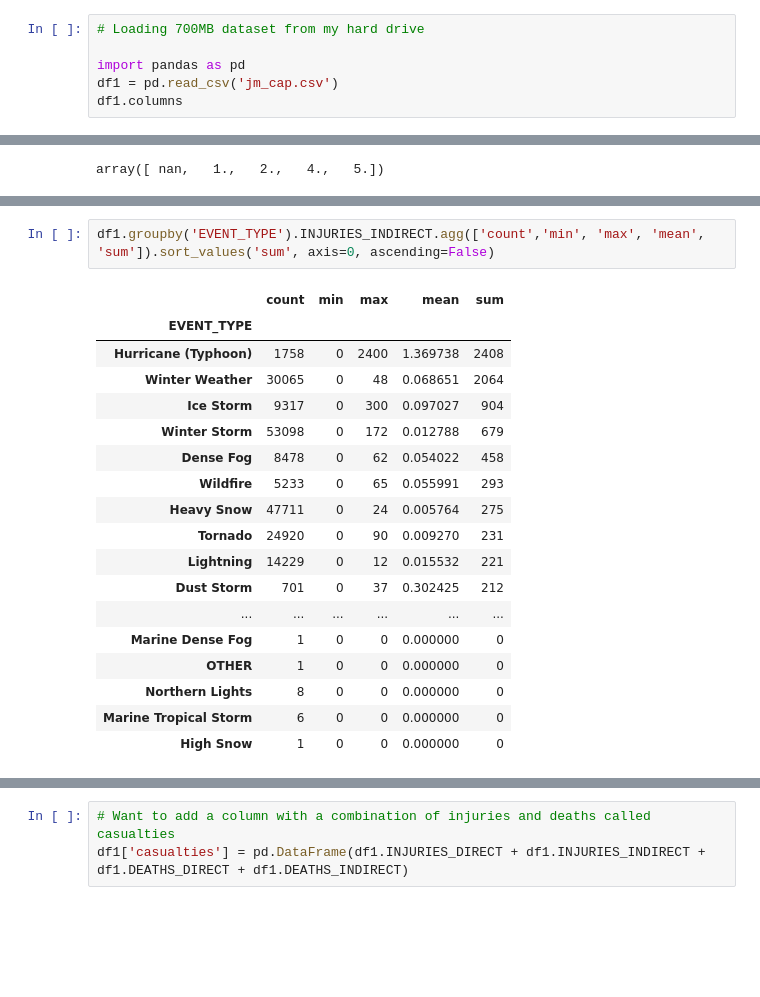
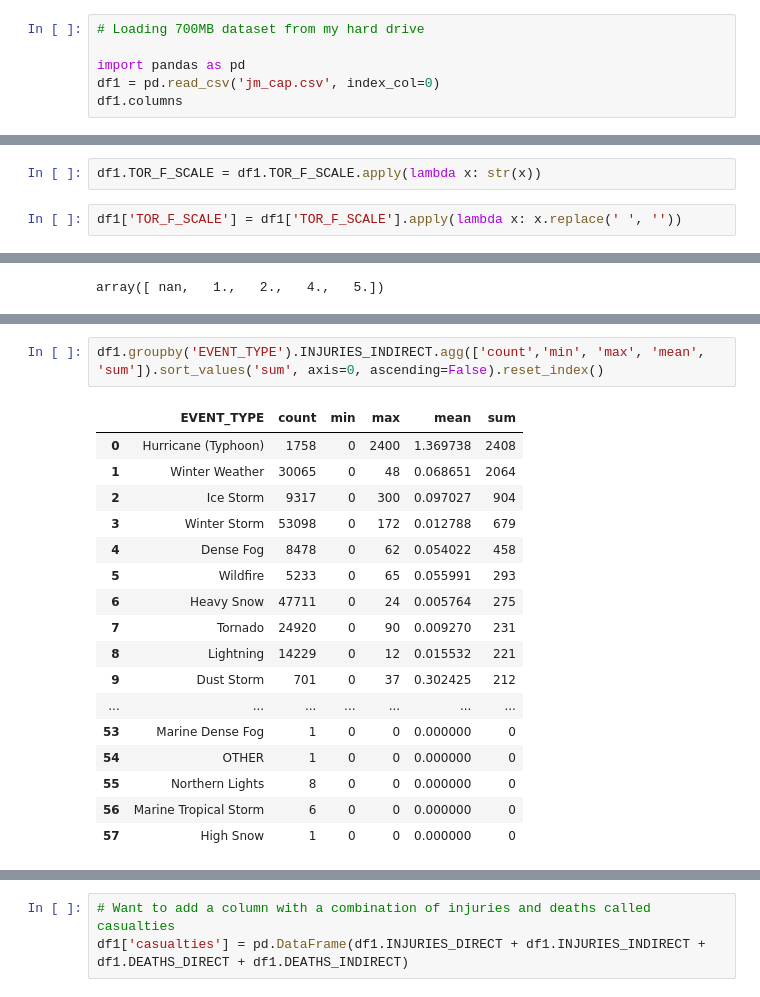
Before and after one commit to JayMichChi/JM_Capstone, a Jupyter notebook: Part 2 Capstone/Part 2 Gotta Start Somewhere Final.ipynb, the cells around one changed output, grey strips where cells are left out. Cells and saved outputs as stored; diff of their text form; blank space fills up the shorter version.

```diff
--- a/Part 2 Capstone/Part 2 Gotta Start Somewhere Final.ipynb
+++ b/Part 2 Capstone/Part 2 Gotta Start Somewhere Final.ipynb
@@ -378,6 +388,6 @@ I am going to explore my data using a variety of tools to reduce the computation
 # Loading 700MB dataset from my hard drive
 
 import pandas as pd
-df1 = pd.read_csv('jm_cap.csv')
+df1 = pd.read_csv('jm_cap.csv', index_col=0)
 df1.columns
 # %% [output]
@@ -450,6 +460,10 @@ array(['INDIANA', 'KENTUCKY', 'ILLINOIS', 'IOWA', 'NEW YORK', 'MAINE',
        'LAKE ERIE', 'HAWAII WATERS', 'LAKE MICHIGAN', 'LAKE HURON',
        'LAKE ST CLAIR', 'E PACIFIC', 'ATLANTIC NORTH', 'LAKE ONTARIO',
        'ST LAWRENCE R', 'LAKE SUPERIOR', nan, 'GULF OF ALASKA'], dtype=object)
+# %%
+df1.TOR_F_SCALE = df1.TOR_F_SCALE.apply(lambda x: str(x))
+# %%
+df1['TOR_F_SCALE'] = df1['TOR_F_SCALE'].apply(lambda x: x.replace(' ', ''))
 # %%
 LabelEncoder().fit_transform(df1['TOR_F_SCALE'])
 df1['TOR_F_SCALE'].unique()
@@ -514,22 +538,21 @@ df1.groupby('EVENT_TYPE').INJURIES_DIRECT.agg(['count','min', 'max', 'mean', 'su
 # %%
-df1.groupby('EVENT_TYPE').INJURIES_INDIRECT.agg(['count','min', 'max', 'mean', 'sum']).sort_values('sum', axis=0, ascending=False)
+df1.groupby('EVENT_TYPE').INJURIES_INDIRECT.agg(['count','min', 'max', 'mean', 'sum']).sort_values('sum', axis=0, ascending=False).reset_index()
 # %% [output]
-|  | count | min | max | mean | sum |
-| EVENT_TYPE |  |  |  |  |  |
-| Hurricane (Typhoon) | 1758 | 0 | 2400 | 1.369738 | 2408 |
-| Winter Weather | 30065 | 0 | 48 | 0.068651 | 2064 |
-| Ice Storm | 9317 | 0 | 300 | 0.097027 | 904 |
-| Winter Storm | 53098 | 0 | 172 | 0.012788 | 679 |
-| Dense Fog | 8478 | 0 | 62 | 0.054022 | 458 |
-| Wildfire | 5233 | 0 | 65 | 0.055991 | 293 |
-| Heavy Snow | 47711 | 0 | 24 | 0.005764 | 275 |
-| Tornado | 24920 | 0 | 90 | 0.009270 | 231 |
-| Lightning | 14229 | 0 | 12 | 0.015532 | 221 |
-| Dust Storm | 701 | 0 | 37 | 0.302425 | 212 |
-| ... | ... | ... | ... | ... | ... |
-| Marine Dense Fog | 1 | 0 | 0 | 0.000000 | 0 |
-| OTHER | 1 | 0 | 0 | 0.000000 | 0 |
-| Northern Lights | 8 | 0 | 0 | 0.000000 | 0 |
-| Marine Tropical Storm | 6 | 0 | 0 | 0.000000 | 0 |
-| High Snow | 1 | 0 | 0 | 0.000000 | 0 |
+|  | EVENT_TYPE | count | min | max | mean | sum |
+| 0 | Hurricane (Typhoon) | 1758 | 0 | 2400 | 1.369738 | 2408 |
+| 1 | Winter Weather | 30065 | 0 | 48 | 0.068651 | 2064 |
+| 2 | Ice Storm | 9317 | 0 | 300 | 0.097027 | 904 |
+| 3 | Winter Storm | 53098 | 0 | 172 | 0.012788 | 679 |
+| 4 | Dense Fog | 8478 | 0 | 62 | 0.054022 | 458 |
+| 5 | Wildfire | 5233 | 0 | 65 | 0.055991 | 293 |
+| 6 | Heavy Snow | 47711 | 0 | 24 | 0.005764 | 275 |
+| 7 | Tornado | 24920 | 0 | 90 | 0.009270 | 231 |
+| 8 | Lightning | 14229 | 0 | 12 | 0.015532 | 221 |
+| 9 | Dust Storm | 701 | 0 | 37 | 0.302425 | 212 |
+| ... | ... | ... | ... | ... | ... | ... |
+| 53 | Marine Dense Fog | 1 | 0 | 0 | 0.000000 | 0 |
+| 54 | OTHER | 1 | 0 | 0 | 0.000000 | 0 |
+| 55 | Northern Lights | 8 | 0 | 0 | 0.000000 | 0 |
+| 56 | Marine Tropical Storm | 6 | 0 | 0 | 0.000000 | 0 |
+| 57 | High Snow | 1 | 0 | 0 | 0.000000 | 0 |
 # %%
```
Also changed, not shown: parts of 34 cells of this notebook.
